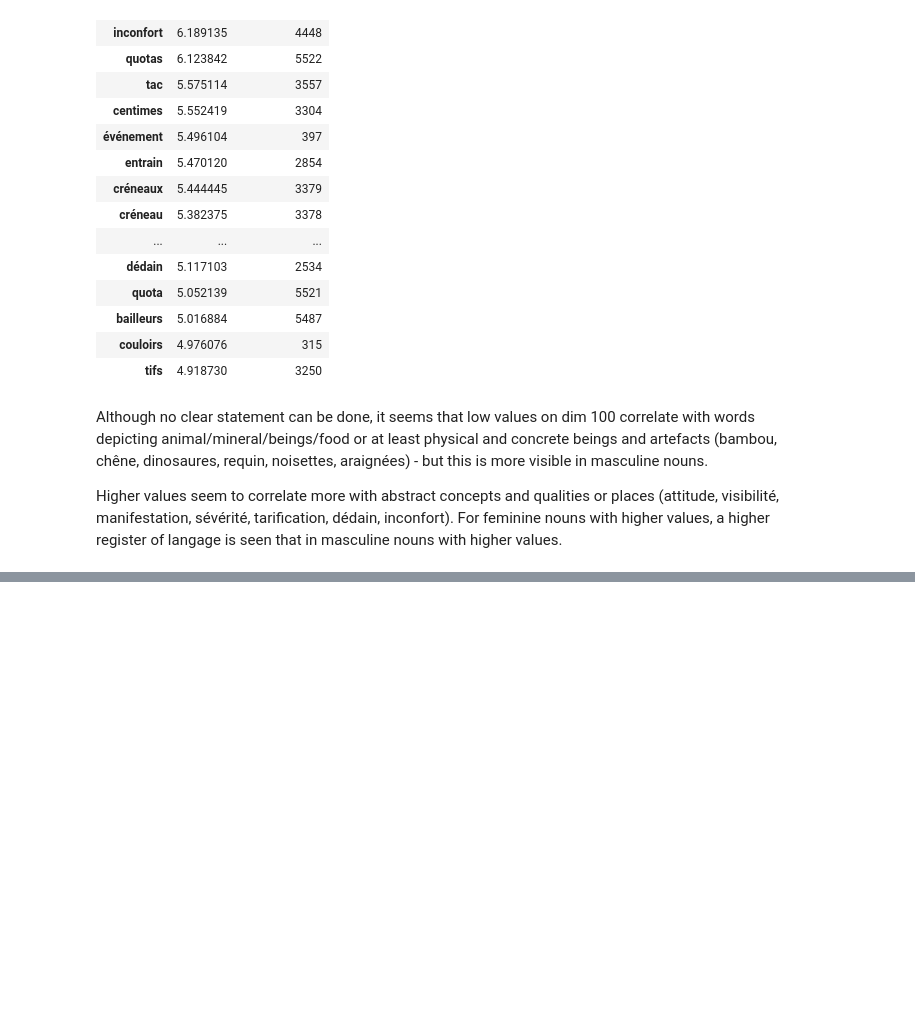
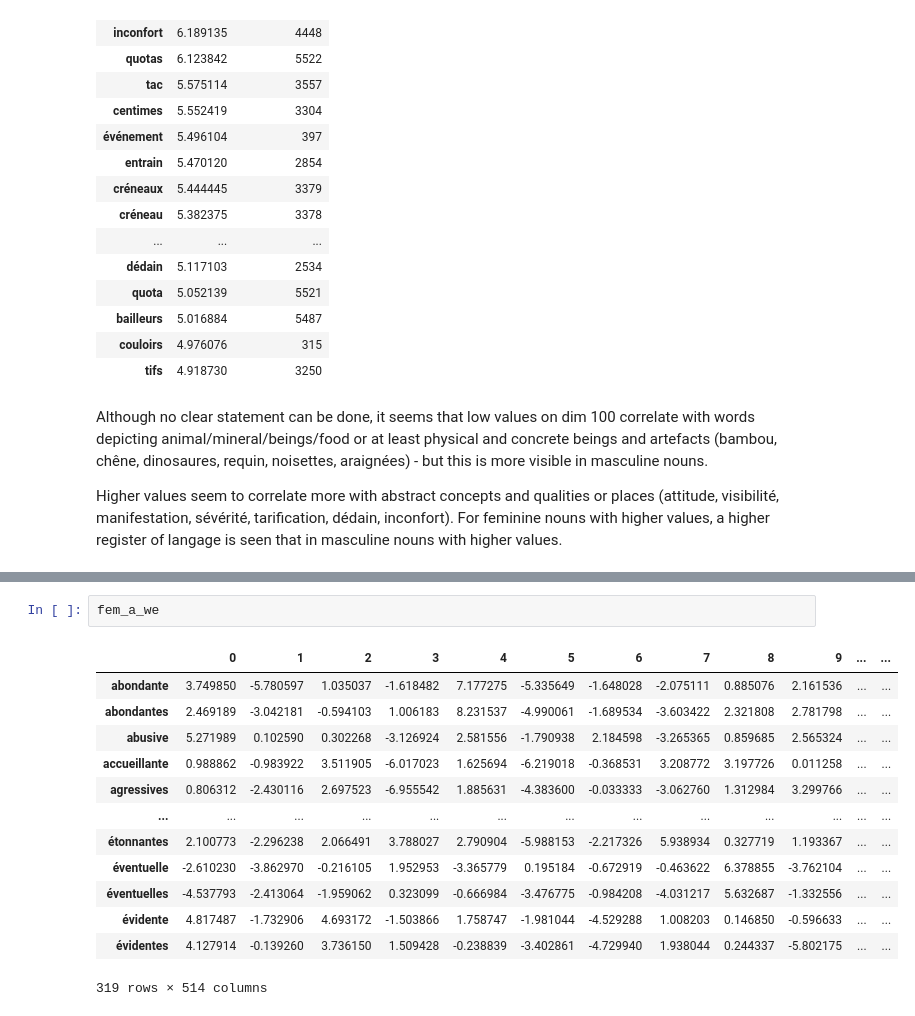
Before and after one commit to ClementineBleuze/WordEmbeddings, a Jupyter notebook: FlauBERT/retrieving-gender-information.ipynb, the cells around one changed output, grey strips where cells are left out. Drawn from its saved outputs; the diff is of its cells as text; blank space fills up the shorter version.

```diff
--- a/FlauBERT/retrieving-gender-information.ipynb
+++ b/FlauBERT/retrieving-gender-information.ipynb
@@ -457,0 +525,16 @@ We will study adjectives the same way.
+# %%
+fem_a_we
+# %% [output]
+|  | 0 | 1 | 2 | 3 | 4 | 5 | 6 | 7 | 8 | 9 | ... | ... |
+| abondante | 3.749850 | -5.780597 | 1.035037 | -1.618482 | 7.177275 | -5.335649 | -1.648028 | -2.075111 | 0.885076 | 2.161536 | ... | ... |
+| abondantes | 2.469189 | -3.042181 | -0.594103 | 1.006183 | 8.231537 | -4.990061 | -1.689534 | -3.603422 | 2.321808 | 2.781798 | ... | ... |
+| abusive | 5.271989 | 0.102590 | 0.302268 | -3.126924 | 2.581556 | -1.790938 | 2.184598 | -3.265365 | 0.859685 | 2.565324 | ... | ... |
+| accueillante | 0.988862 | -0.983922 | 3.511905 | -6.017023 | 1.625694 | -6.219018 | -0.368531 | 3.208772 | 3.197726 | 0.011258 | ... | ... |
+| agressives | 0.806312 | -2.430116 | 2.697523 | -6.955542 | 1.885631 | -4.383600 | -0.033333 | -3.062760 | 1.312984 | 3.299766 | ... | ... |
+| ... | ... | ... | ... | ... | ... | ... | ... | ... | ... | ... | ... | ... |
+| étonnantes | 2.100773 | -2.296238 | 2.066491 | 3.788027 | 2.790904 | -5.988153 | -2.217326 | 5.938934 | 0.327719 | 1.193367 | ... | ... |
+| éventuelle | -2.610230 | -3.862970 | -0.216105 | 1.952953 | -3.365779 | 0.195184 | -0.672919 | -0.463622 | 6.378855 | -3.762104 | ... | ... |
+| éventuelles | -4.537793 | -2.413064 | -1.959062 | 0.323099 | -0.666984 | -3.476775 | -0.984208 | -4.031217 | 5.632687 | -1.332556 | ... | ... |
+| évidente | 4.817487 | -1.732906 | 4.693172 | -1.503866 | 1.758747 | -1.981044 | -4.529288 | 1.008203 | 0.146850 | -0.596633 | ... | ... |
+| évidentes | 4.127914 | -0.139260 | 3.736150 | 1.509428 | -0.238839 | -3.402861 | -4.729940 | 1.938044 | 0.244337 | -5.802175 | ... | ... |
+319 rows × 514 columns
```
Also changed, not shown: parts of 19 cells of this notebook, 1 other file.
